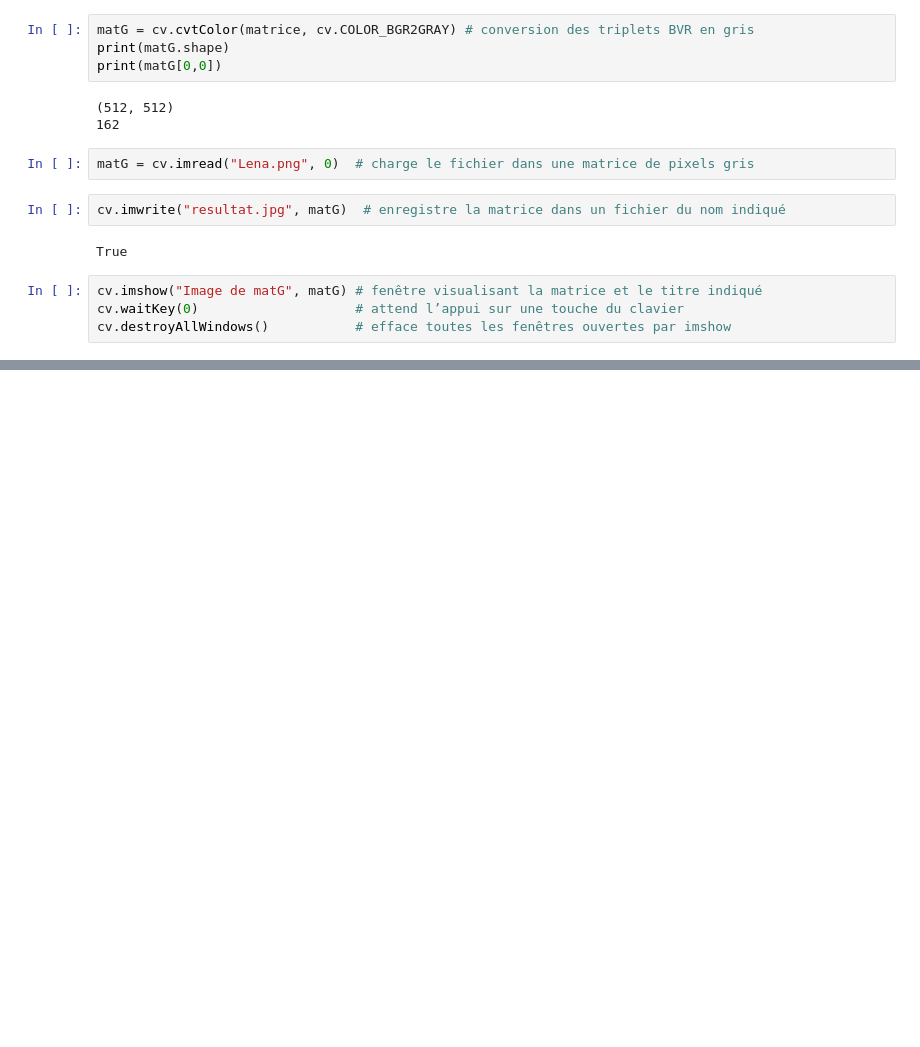
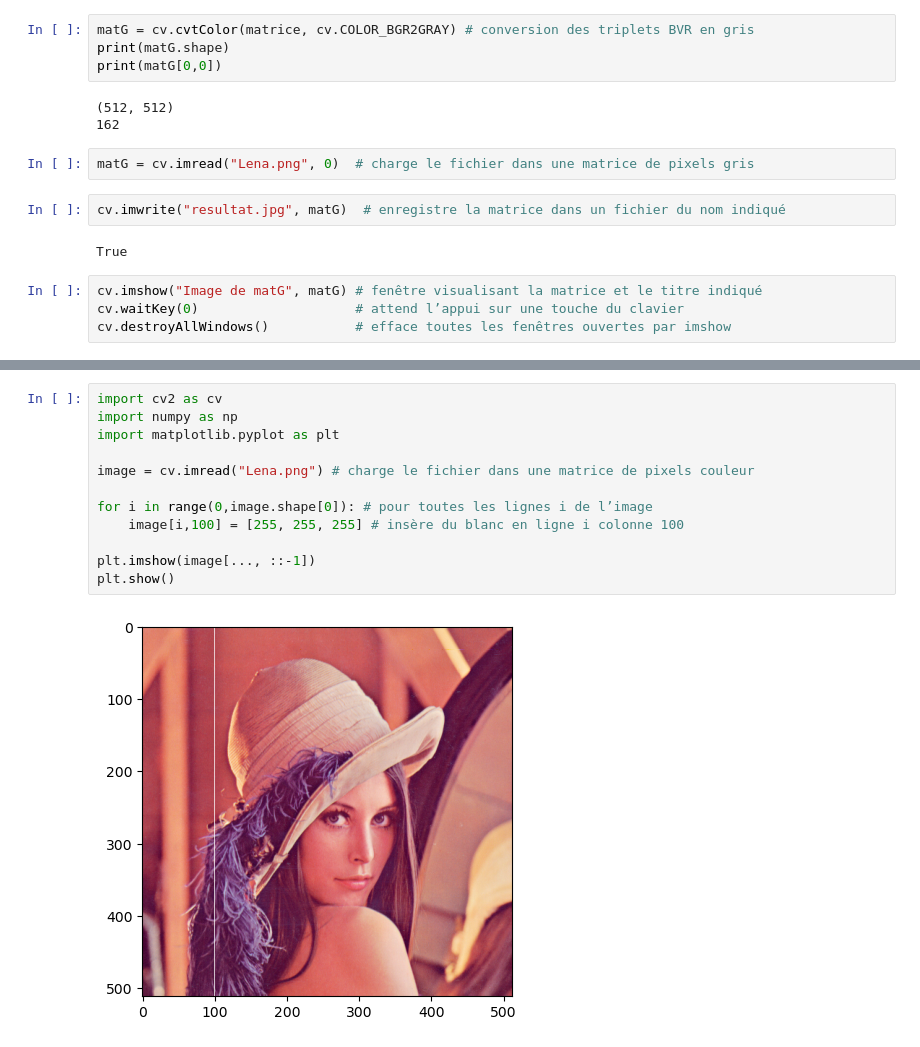
Before and after one commit to AxelArcidiaco/Projets-Dev-IA-1, a Jupyter notebook: Deep Learning & NLP/Story 2/Tuto OpenClassroom/AxelArc-TutoOpenClassroom.ipynb, the cells around one changed output, grey strips where cells are left out. Saved outputs shown, nothing was run; the diff lists cells and outputs as text; blank space fills up the shorter version.

```diff
--- a/Deep Learning & NLP/Story 2/Tuto OpenClassroom/AxelArc-TutoOpenClassroom.ipynb
+++ b/Deep Learning & NLP/Story 2/Tuto OpenClassroom/AxelArc-TutoOpenClassroom.ipynb
@@ -26,0 +48,14 @@ cv.destroyAllWindows()           # efface toutes les fenêtres ouvertes par imsh
+# %%
+import cv2 as cv
+import numpy as np
+import matplotlib.pyplot as plt
+
+image = cv.imread("Lena.png") # charge le fichier dans une matrice de pixels couleur
+
+for i in range(0,image.shape[0]): # pour toutes les lignes i de l’image
+    image[i,100] = [255, 255, 255] # insère du blanc en ligne i colonne 100
+
+plt.imshow(image[..., ::-1])
+plt.show()
+# %% [output]
+[figure, added]
```
Also changed, not shown: parts of 8 cells of this notebook.
